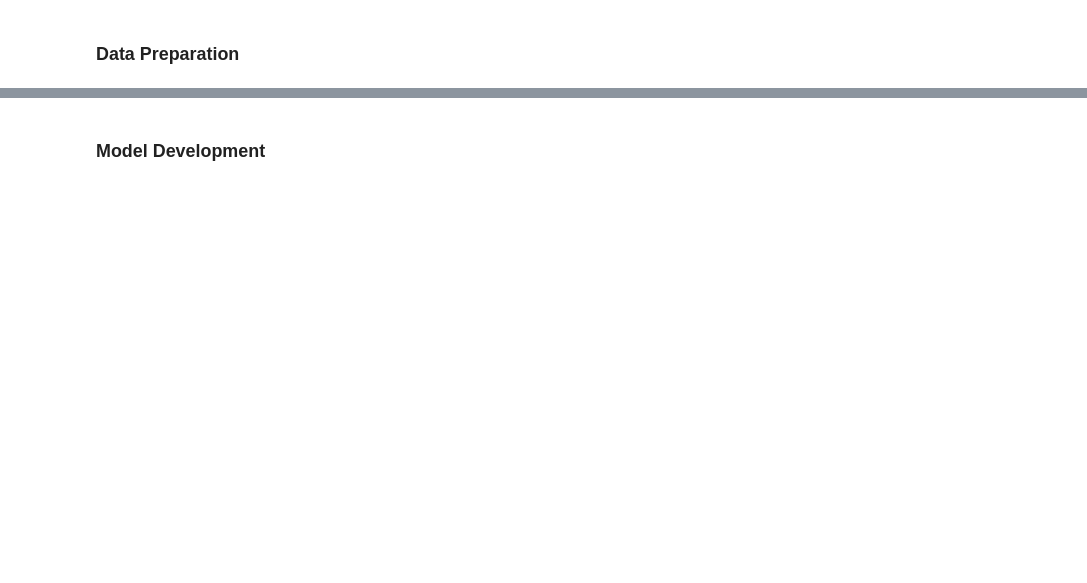
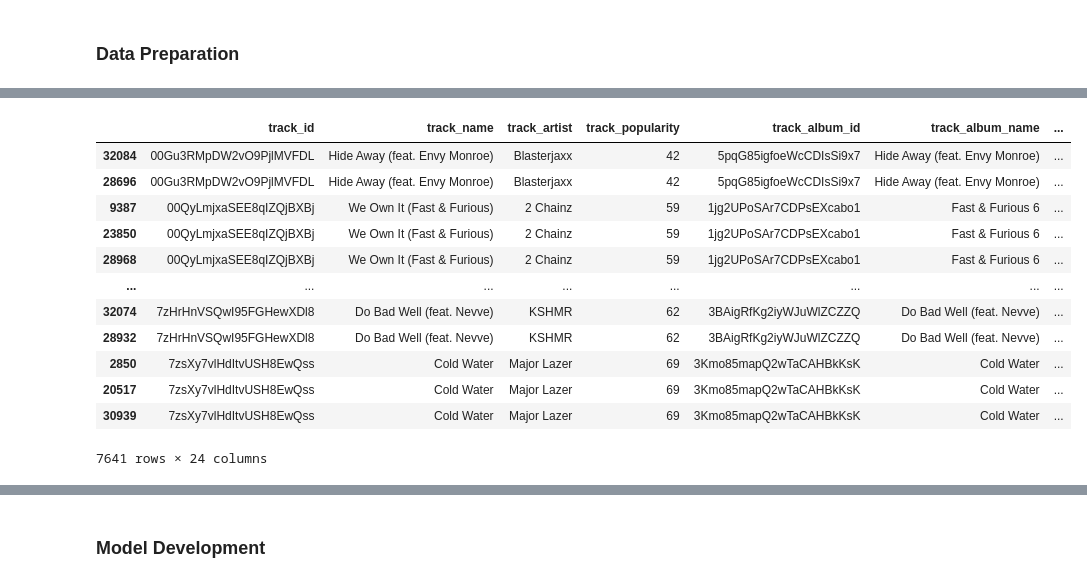
Before and after one commit to ricii1/Music-Recommendation-System, a Jupyter notebook: RecommendationSystem.ipynb, the cells around one changed output, grey strips where cells are left out. Saved outputs shown, nothing was run; the diff lists cells and outputs as text; code cells hidden in the pictures; blank space fills up the shorter version.

```diff
--- a/RecommendationSystem.ipynb
+++ b/RecommendationSystem.ipynb
@@ -415,0 +436,3 @@ plt.show()
+# %%
+preprocessed_data = raw_data.dropna()
+preprocessed_data.isnull().sum()
@@ -415,0 +457,18 @@ plt.show()
+# %%
+duplicates_by_track_id = preprocessed_data[preprocessed_data.duplicated(subset=['track_id'], keep=False)]
+duplicates_sorted_track_id = duplicates_by_track_id.sort_values(by='track_id')
+duplicates_sorted_track_id
+# %% [output]
+|  | track_id | track_name | track_artist | track_popularity | track_album_id | track_album_name | ... |
+| 32084 | 00Gu3RMpDW2vO9PjlMVFDL | Hide Away (feat. Envy Monroe) | Blasterjaxx | 42 | 5pqG85igfoeWcCDIsSi9x7 | Hide Away (feat. Envy Monroe) | ... |
+| 28696 | 00Gu3RMpDW2vO9PjlMVFDL | Hide Away (feat. Envy Monroe) | Blasterjaxx | 42 | 5pqG85igfoeWcCDIsSi9x7 | Hide Away (feat. Envy Monroe) | ... |
+| 9387 | 00QyLmjxaSEE8qIZQjBXBj | We Own It (Fast & Furious) | 2 Chainz | 59 | 1jg2UPoSAr7CDPsEXcabo1 | Fast & Furious 6 | ... |
+| 23850 | 00QyLmjxaSEE8qIZQjBXBj | We Own It (Fast & Furious) | 2 Chainz | 59 | 1jg2UPoSAr7CDPsEXcabo1 | Fast & Furious 6 | ... |
+| 28968 | 00QyLmjxaSEE8qIZQjBXBj | We Own It (Fast & Furious) | 2 Chainz | 59 | 1jg2UPoSAr7CDPsEXcabo1 | Fast & Furious 6 | ... |
+| ... | ... | ... | ... | ... | ... | ... | ... |
+| 32074 | 7zHrHnVSQwI95FGHewXDl8 | Do Bad Well (feat. Nevve) | KSHMR | 62 | 3BAigRfKg2iyWJuWlZCZZQ | Do Bad Well (feat. Nevve) | ... |
+| 28932 | 7zHrHnVSQwI95FGHewXDl8 | Do Bad Well (feat. Nevve) | KSHMR | 62 | 3BAigRfKg2iyWJuWlZCZZQ | Do Bad Well (feat. Nevve) | ... |
+| 2850 | 7zsXy7vlHdItvUSH8EwQss | Cold Water | Major Lazer | 69 | 3Kmo85mapQ2wTaCAHBkKsK | Cold Water | ... |
+| 20517 | 7zsXy7vlHdItvUSH8EwQss | Cold Water | Major Lazer | 69 | 3Kmo85mapQ2wTaCAHBkKsK | Cold Water | ... |
+| 30939 | 7zsXy7vlHdItvUSH8EwQss | Cold Water | Major Lazer | 69 | 3Kmo85mapQ2wTaCAHBkKsK | Cold Water | ... |
+7641 rows × 24 columns
```
Also changed, not shown: parts of 28 cells of this notebook.
